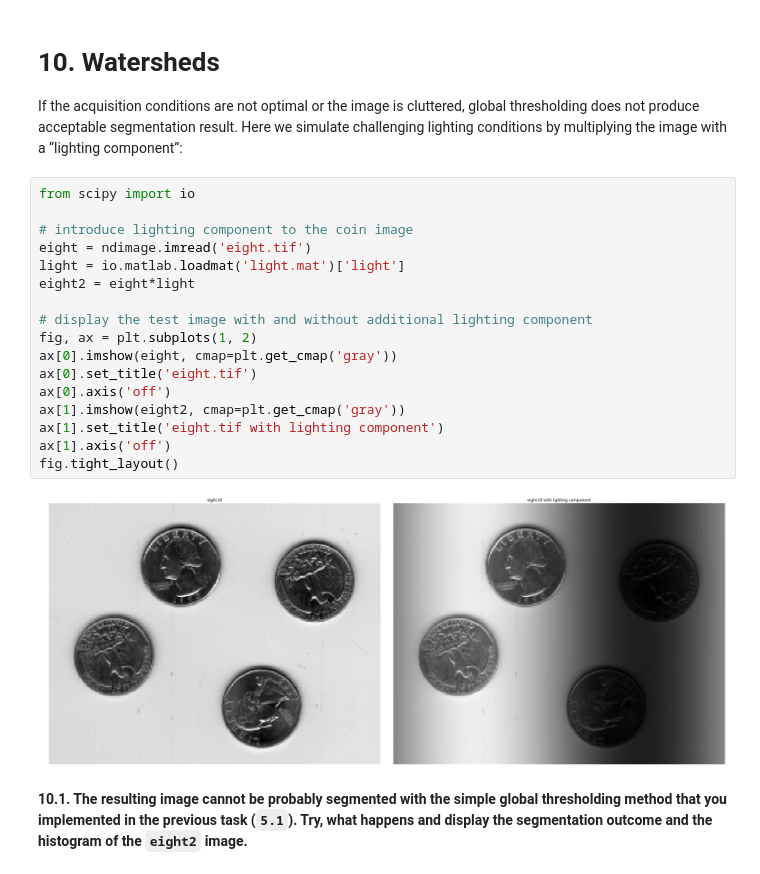
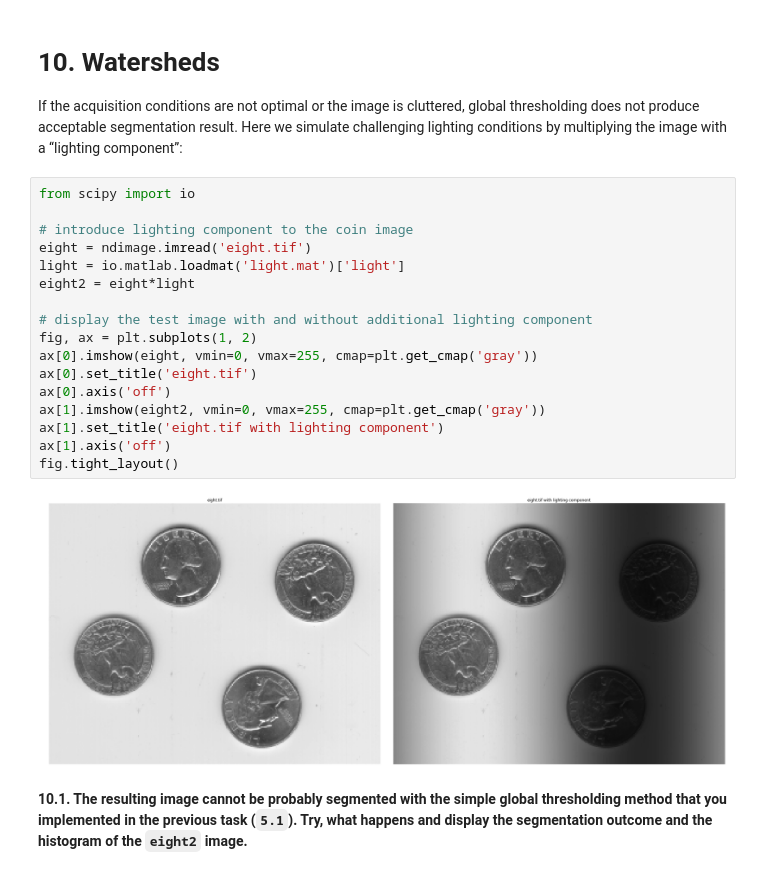
Before and after one commit to ytyytyyt/DIPcourse, a Jupyter notebook: DIP_PA5/DIP_PA5.ipynb, the cells around one changed output. Saved outputs shown, nothing was run; the diff lists cells and outputs as text.

```diff
--- a/DIP_PA5/DIP_PA5.ipynb
+++ b/DIP_PA5/DIP_PA5.ipynb
@@ -145,22 +145,22 @@ If the acquisition conditions are not optimal or the image is cluttered, global
 # %%
 from scipy import io
 
 # introduce lighting component to the coin image
 eight = ndimage.imread('eight.tif')
 light = io.matlab.loadmat('light.mat')['light']
 eight2 = eight*light
 
 # display the test image with and without additional lighting component
 fig, ax = plt.subplots(1, 2)
-ax[0].imshow(eight, cmap=plt.get_cmap('gray'))
+ax[0].imshow(eight, vmin=0, vmax=255, cmap=plt.get_cmap('gray'))
 ax[0].set_title('eight.tif')
 ax[0].axis('off')
-ax[1].imshow(eight2, cmap=plt.get_cmap('gray'))
+ax[1].imshow(eight2, vmin=0, vmax=255, cmap=plt.get_cmap('gray'))
 ax[1].set_title('eight.tif with lighting component')
 ax[1].axis('off')
 fig.tight_layout()
 # %% [output]
-[figure, old version]
+[figure, new version]
 # %% [markdown]
 **10.1. The resulting image cannot be probably segmented with the simple global thresholding method that you implemented in the previous task (`5.1`). Try, what happens and display the segmentation outcome and the histogram of the `eight2` image.**
 # %%
```
Also changed, not shown: parts of 2 cells of this notebook.
